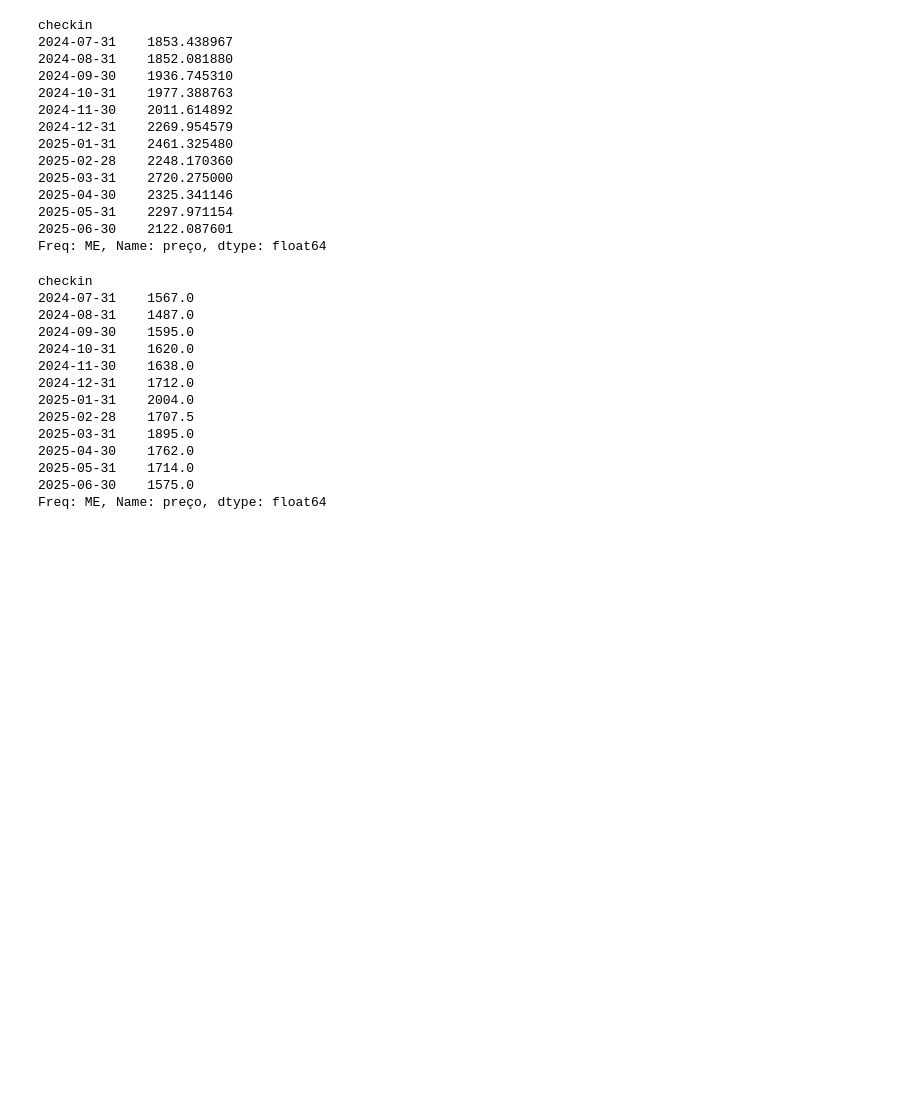
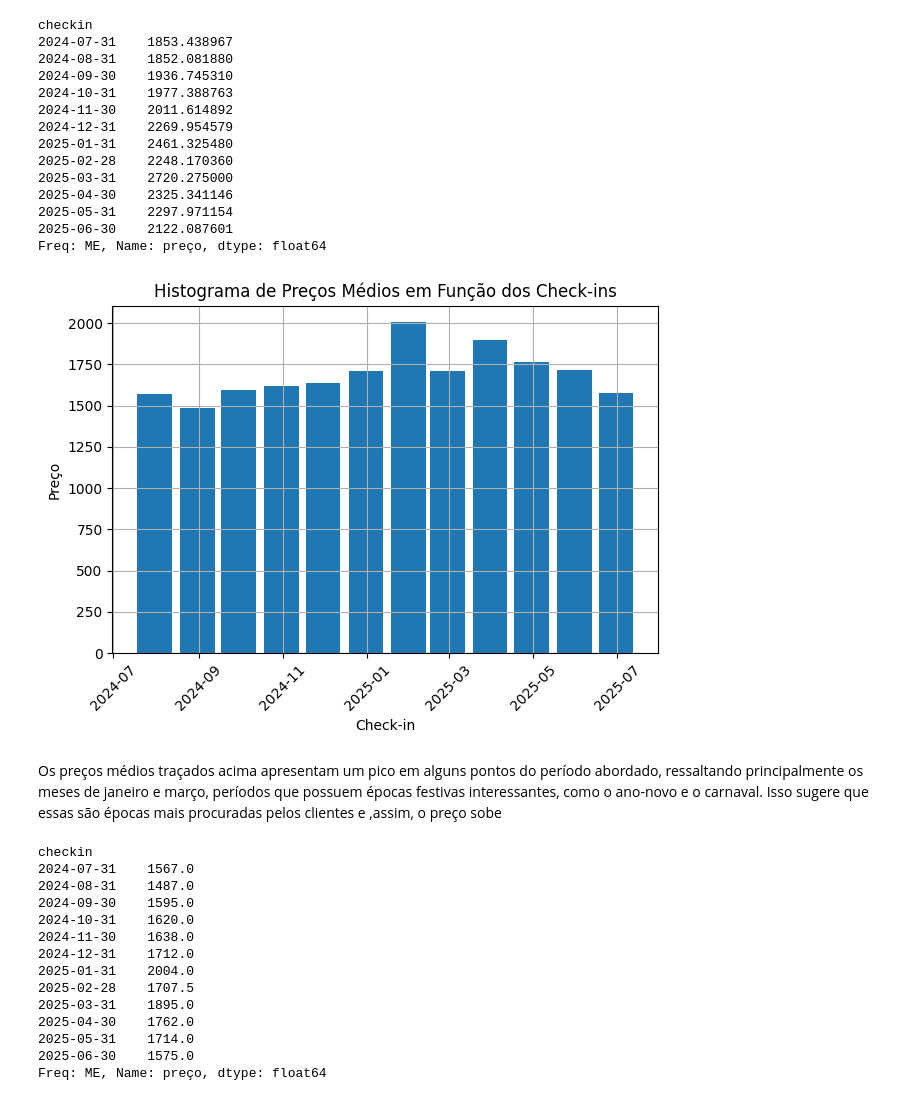
Before and after one commit to clarabarretto/data-science, a Jupyter notebook: hospedagens-recife.ipynb, the cells around one changed output. Saved outputs shown, nothing was run; the diff lists cells and outputs as text; code cells hidden in the pictures; blank space fills up the shorter version.

```diff
--- a/pre-processing/pre-processing-recife.ipynb
+++ b/hospedagens-recife.ipynb
@@ -92,6 +113,20 @@ checkin
 2025-05-31    2297.971154
 2025-06-30    2122.087601
 Freq: ME, Name: preço, dtype: float64
+# %%
+preco_medio_mensal = hospedagens.groupby(pd.Grouper(key='checkin', freq="M"))['preço'].median()
+plt.bar(preco_medio_mensal.index, preco_medio_mensal.values, width=25)
+plt.xlabel('Check-in')
+plt.ylabel('Preço')
+plt.title('Histograma de Preços Médios em Função dos Check-ins')
+plt.xticks(rotation=45)
+plt.grid(True)
+plt.tight_layout()
+plt.show()
+# %% [output]
+[figure, added]
+# %% [markdown]
+Os preços médios traçados acima apresentam um pico em alguns pontos do período abordado, ressaltando principalmente os meses de janeiro e março, períodos que possuem épocas festivas interessantes, como o ano-novo e o carnaval. Isso sugere que essas são épocas mais procuradas pelos clientes e ,assim, o preço sobe
 # %%
 # agrupamos os dados por mês para entender a mediana dos preços de cada mês
 preco_mediano_mensal = hospedagens.groupby(pd.Grouper(key='checkin', freq="M"))['preço'].median()
```
Also changed, not shown: parts of 45 cells of this notebook, 1 other file.
